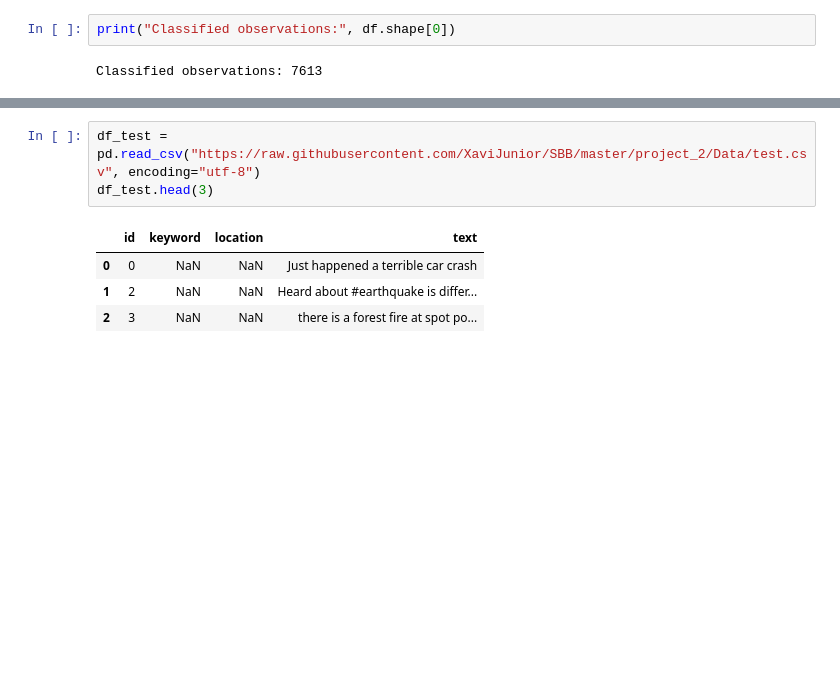
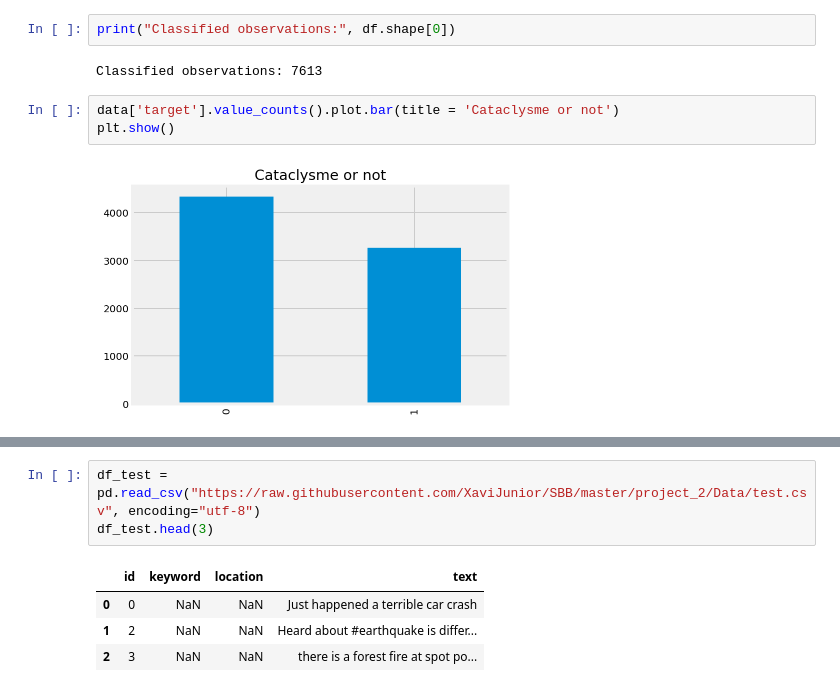
Before and after one commit to XaviJunior/SBB, a Jupyter notebook: project_2/Code/Team_SBB_project_2_Tarik.ipynb, the cells around one changed output, grey strips where cells are left out. Saved outputs shown, nothing was run; the diff lists cells and outputs as text; blank space fills up the shorter version.

```diff
--- a/project_2/Code/Team_SBB_project_2_Tarik.ipynb
+++ b/project_2/Code/Team_SBB_project_2_Tarik.ipynb
@@ -62,3 +63,8 @@ df.head(3)
 print("Classified observations:", df.shape[0])
 # %% [output]
 Classified observations: 7613
+# %%
+data['target'].value_counts().plot.bar(title = 'Cataclysme or not')
+plt.show()
+# %% [output]
+[figure, added]
```
Also changed, not shown: parts of 16 cells of this notebook.
